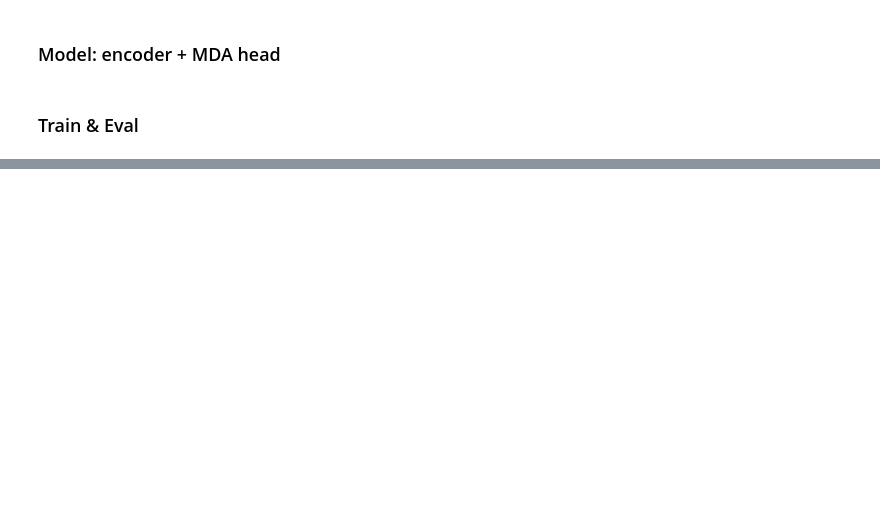
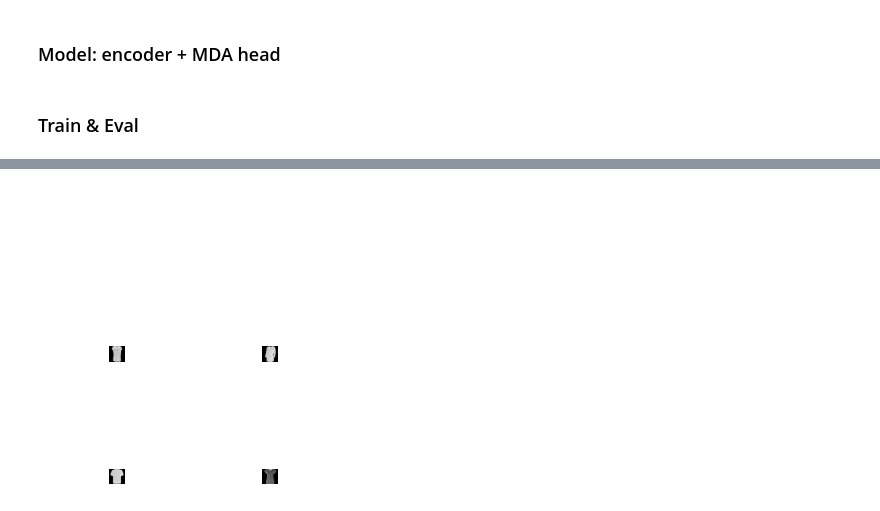
Before and after one commit to zh3nis/DNLL, a Jupyter notebook: MDA_FashionMNIST.ipynb, the cells around one changed output, grey strips where cells are left out. Drawn from its saved outputs; the diff is of its cells as text; code cells hidden in the pictures; blank space fills up the shorter version.

```diff
--- a/MDA_FashionMNIST.ipynb
+++ b/MDA_FashionMNIST.ipynb
@@ -142,45 +180,56 @@ plt.savefig('plots/fashion_mnist_mda_embeddings.png', dpi=600)
 # %%
-# Show Sneaker examples from minor component
-sneaker_idx = train_ds.classes.index("Pullover")
-minor_comp = int(torch.softmax(model.head.mixture_logits[sneaker_idx], dim=-1).argmin().item())
-num_examples = 5
-sneaker_examples = []
+import matplotlib.pyplot as plt
+
+
+# Show Bag examples for both mixture components
+bag_idx = 0
+n_per_comp = 2
+bag_examples = {k: [] for k in range(model.head.K)}
 
 with torch.no_grad():
     for x, y in train_ld:
-        mask = y == sneaker_idx
+        mask = y == bag_idx
         if not mask.any():
             continue
         xb = x[mask].to(device)
         z = model.encoder(xb)
 
-        mu_s = model.head.mu[sneaker_idx].to(z.dtype)
-        log_cov_s = model.head.log_cov[sneaker_idx].to(z.dtype)
-        log_mix_s = torch.log_softmax(model.head.mixture_logits[sneaker_idx], dim=-1)
+        mu_b = model.head.mu[bag_idx].to(z.dtype)
+        log_cov_b = model.head.log_cov[bag_idx].to(z.dtype)
+        log_mix_b = torch.log_softmax(model.head.mixture_logits[bag_idx], dim=-1)
 
-        diff = z.unsqueeze(1) - mu_s.unsqueeze(0)
+        diff = z.unsqueeze(1) - mu_b.unsqueeze(0)
         m2 = (diff * diff).sum(-1)
-        var = torch.exp(log_cov_s)
-        log_det = model.head.D * log_cov_s
+        var = torch.exp(log_cov_b)
+        log_det = model.head.D * log_cov_b
         log_comp = -0.5 * (m2 / var.unsqueeze(0) + log_det.unsqueeze(0))
-        log_r = log_mix_s.unsqueeze(0) + log_comp
+        log_r = log_mix_b.unsqueeze(0) + log_comp
         comp = log_r.argmax(dim=-1)
 
-        sel = (comp == minor_comp).nonzero(as_tuple=False).squeeze(1)
-        for j in sel:
-            if len(sneaker_examples) >= num_examples:
-                break
-            sneaker_examples.append(xb[j].cpu())
+        for k in range(model.head.K):
+            if len(bag_examples[k]) >= n_per_comp:
+                continue
+            k_idx = (comp == k).nonzero(as_tuple=False).squeeze(1)
+            for j in k_idx:
+                if len(bag_examples[k]) >= n_per_comp:
+                    break
+                bag_examples[k].append(xb[j].cpu())
 
-        if len(sneaker_examples) >= num_examples:
+        if all(len(bag_examples[k]) >= n_per_comp for k in range(model.head.K)):
             break
 
-fig, axes = plt.subplots(1, num_examples, figsize=(1.6 * num_examples, 2.2))
-for j in range(num_examples):
-    ax = axes[j]
-    ax.axis("off")
-    if j < len(sneaker_examples):
-        ax.imshow(sneaker_examples[j].squeeze(0), cmap="gray")
-fig.suptitle(f"Sneaker minor component: {minor_comp}")
+fig, axes = plt.subplots(model.head.K, n_per_comp, figsize=(1.6 * n_per_comp, 3.2))
+if model.head.K == 1:
+    axes = [axes]
+for k in range(model.head.K):
+    for j in range(n_per_comp):
+        ax = axes[k][j] if model.head.K > 1 else axes[j]
+        ax.axis("off")
+        if j < len(bag_examples[k]):
+            ax.imshow(bag_examples[k][j].squeeze(0), cmap="gray")
+    if model.head.K > 1:
+        axes[k][0].set_ylabel(f"Bag comp {k}", rotation=0, labelpad=30, va="center")
 plt.tight_layout()
 plt.show()
+# %% [output]
+[figure, added]
```
Also changed, not shown: parts of 6 cells of this notebook, 6 other files.
